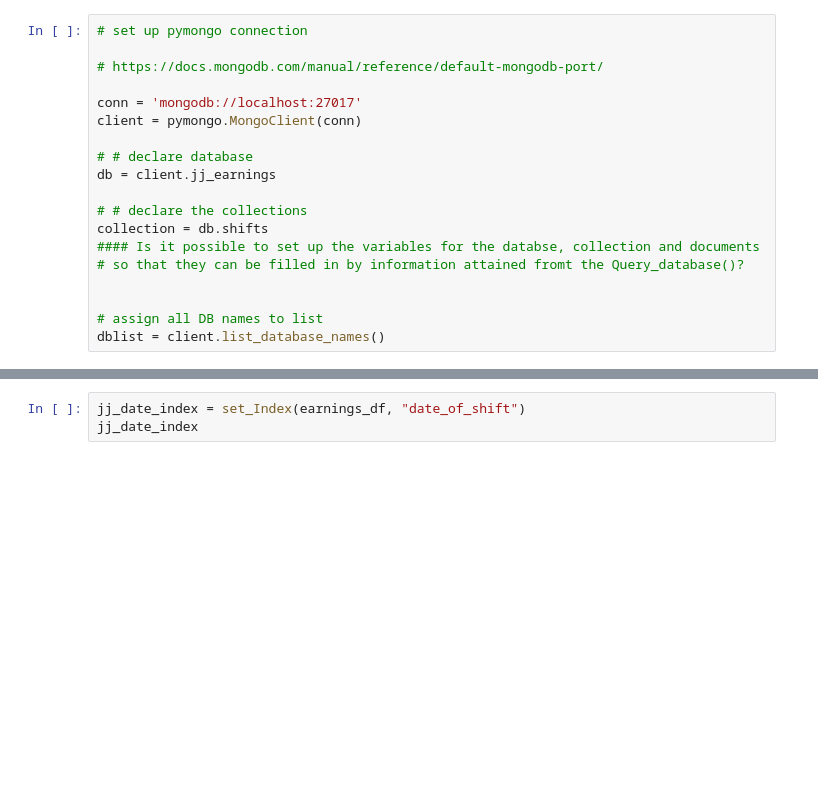
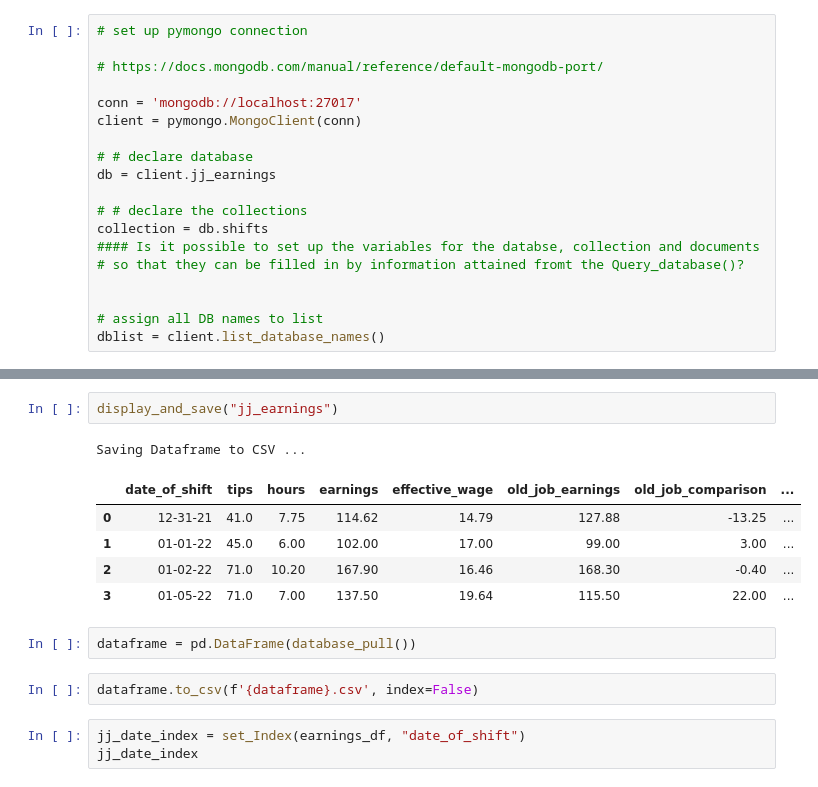
Before and after one commit to HendersonAlec2212/jj_earnings_tracker, a Jupyter notebook: JJ_shift_visualization.ipynb, the cells around one changed output, grey strips where cells are left out. Saved outputs shown, nothing was run; the diff lists cells and outputs as text; blank space fills up the shorter version.

```diff
--- a/JJ_shift_visualization.ipynb
+++ b/JJ_shift_visualization.ipynb
@@ -191,3 +230,16 @@ earnings_df
+# %%
+display_and_save("jj_earnings")
+# %% [output]
+Saving Dataframe to CSV ...
+|  | date_of_shift | tips | hours | earnings | effective_wage | old_job_earnings | old_job_comparison | ... |
+| 0 | 12-31-21 | 41.0 | 7.75 | 114.62 | 14.79 | 127.88 | -13.25 | ... |
+| 1 | 01-01-22 | 45.0 | 6.00 | 102.00 | 17.00 | 99.00 | 3.00 | ... |
+| 2 | 01-02-22 | 71.0 | 10.20 | 167.90 | 16.46 | 168.30 | -0.40 | ... |
+| 3 | 01-05-22 | 71.0 | 7.00 | 137.50 | 19.64 | 115.50 | 22.00 | ... |
+# %%
+dataframe = pd.DataFrame(database_pull())
+# %%
+dataframe.to_csv(f'{dataframe}.csv', index=False)
 # %%
 jj_date_index = set_Index(earnings_df, "date_of_shift")
 jj_date_index
```
Also changed, not shown: parts of 8 cells of this notebook, 2 other files.
